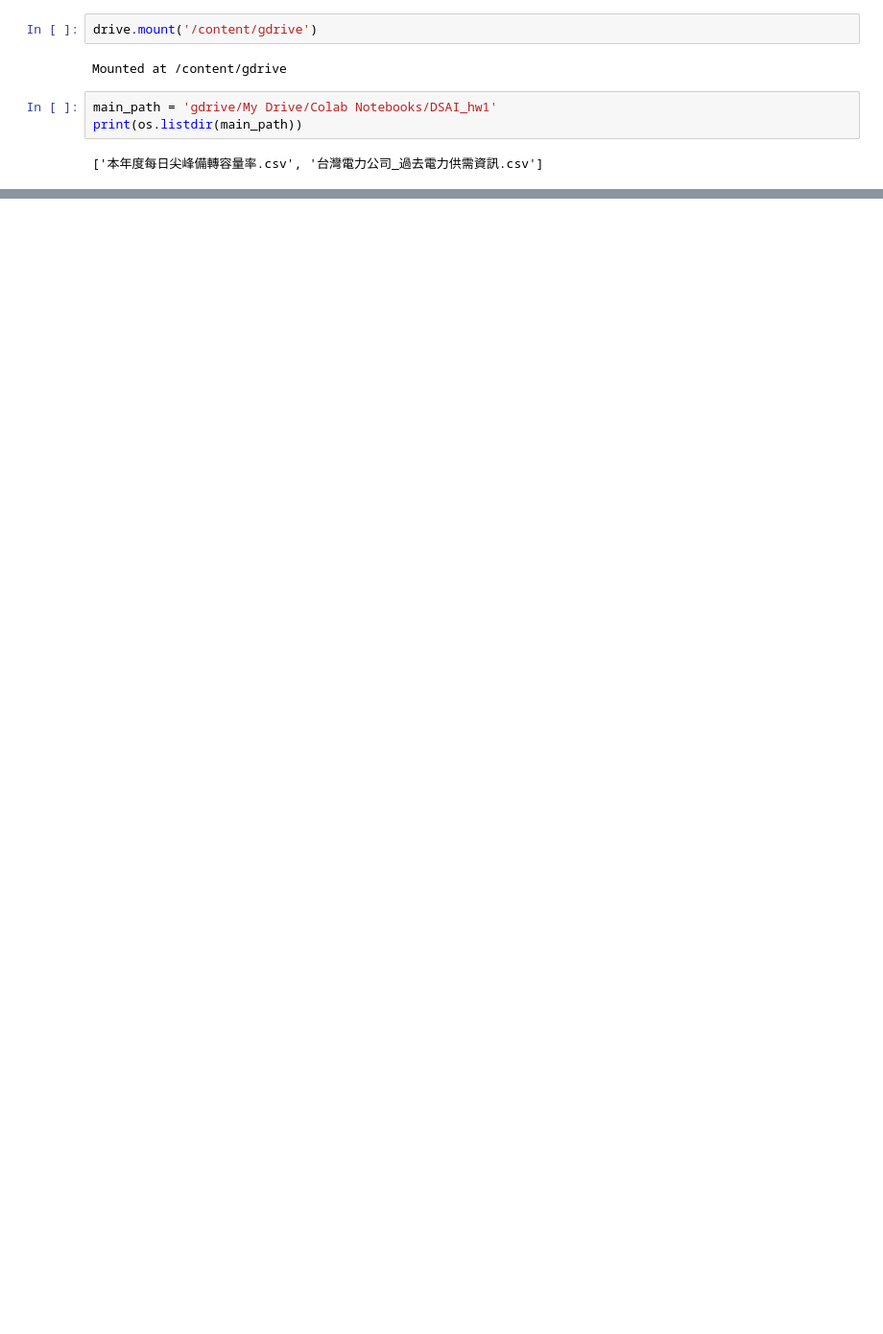
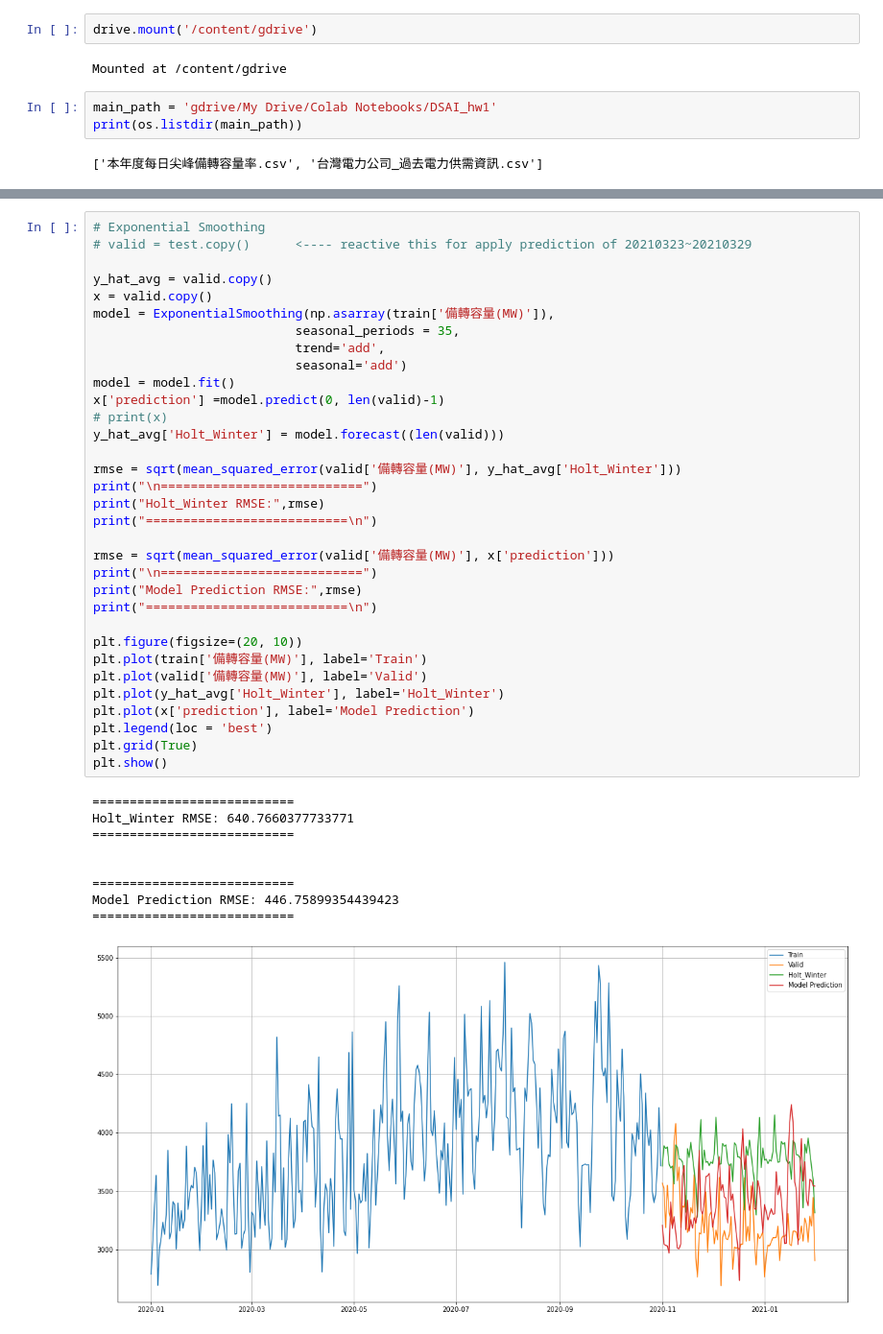
Before and after one commit to Howeng98/DSAI_HW1, a Jupyter notebook: DSAI_hw1.ipynb, the cells around one changed output, grey strips where cells are left out. Shown at 96% size. Saved outputs shown, nothing was run; the diff lists cells and outputs as text; blank space fills up the shorter version.

Commit message:
model predicion and Holt_Winter are most suitable for lower RMSE

```diff
--- a/DSAI_hw1.ipynb
+++ b/DSAI_hw1.ipynb
@@ -165,0 +104,43 @@ print(rms)
+# %%
+# Exponential Smoothing
+# valid = test.copy()      <---- reactive this for apply prediction of 20210323~20210329
+
+y_hat_avg = valid.copy()
+x = valid.copy()
+model = ExponentialSmoothing(np.asarray(train['備轉容量(MW)']),
+                           seasonal_periods = 35,
+                           trend='add',
+                           seasonal='add')
+model = model.fit()
+x['prediction'] =model.predict(0, len(valid)-1)
+# print(x)
+y_hat_avg['Holt_Winter'] = model.forecast((len(valid)))
+
+rmse = sqrt(mean_squared_error(valid['備轉容量(MW)'], y_hat_avg['Holt_Winter']))
+print("\n===========================")
+print("Holt_Winter RMSE:",rmse)
+print("===========================\n")
+
+rmse = sqrt(mean_squared_error(valid['備轉容量(MW)'], x['prediction']))
+print("\n===========================")
+print("Model Prediction RMSE:",rmse)
+print("===========================\n")
+
+plt.figure(figsize=(20, 10))
+plt.plot(train['備轉容量(MW)'], label='Train')
+plt.plot(valid['備轉容量(MW)'], label='Valid')
+plt.plot(y_hat_avg['Holt_Winter'], label='Holt_Winter')
+plt.plot(x['prediction'], label='Model Prediction')
+plt.legend(loc = 'best')
+plt.grid(True)
+plt.show()
+# %% [output]
+===========================
+Holt_Winter RMSE: 640.7660377733771
+===========================
+
+
+===========================
+Model Prediction RMSE: 446.75899354439423
+===========================
+[figure, added]
```
Also changed, not shown: parts of 17 cells of this notebook.
